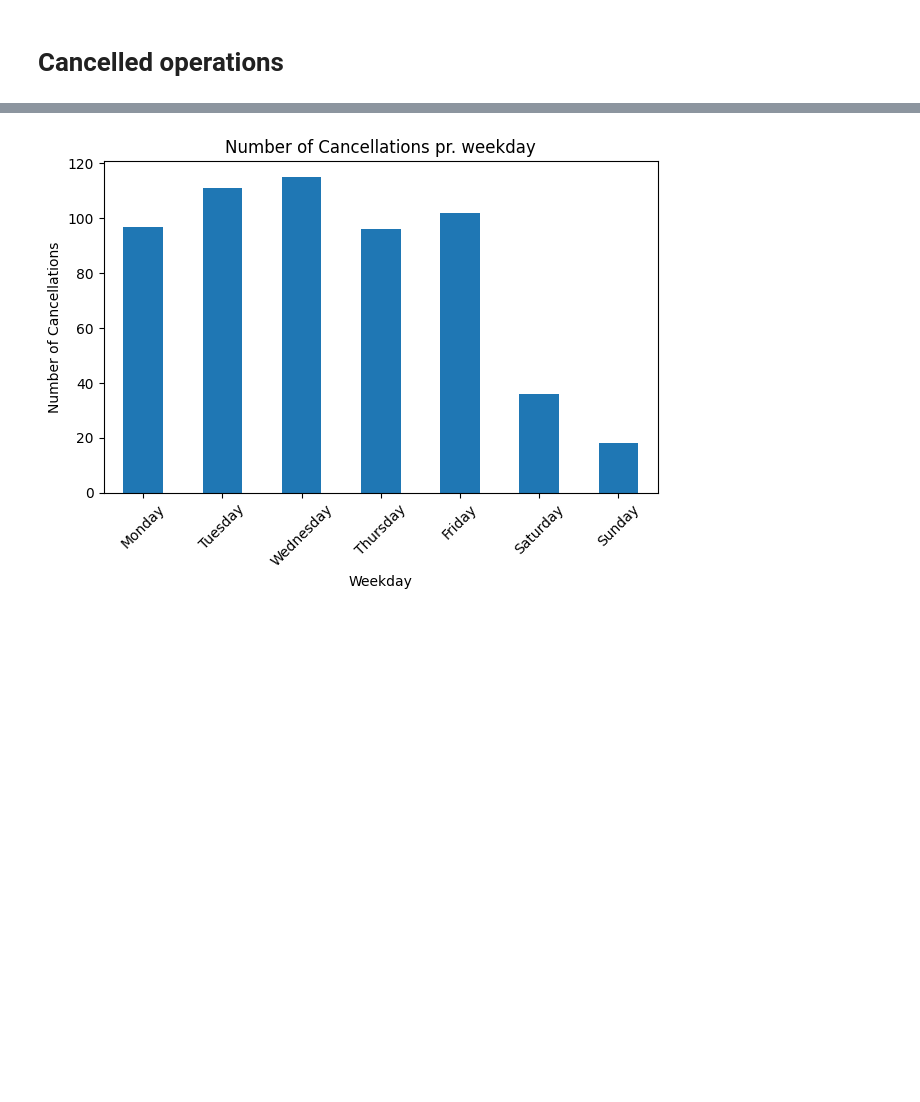
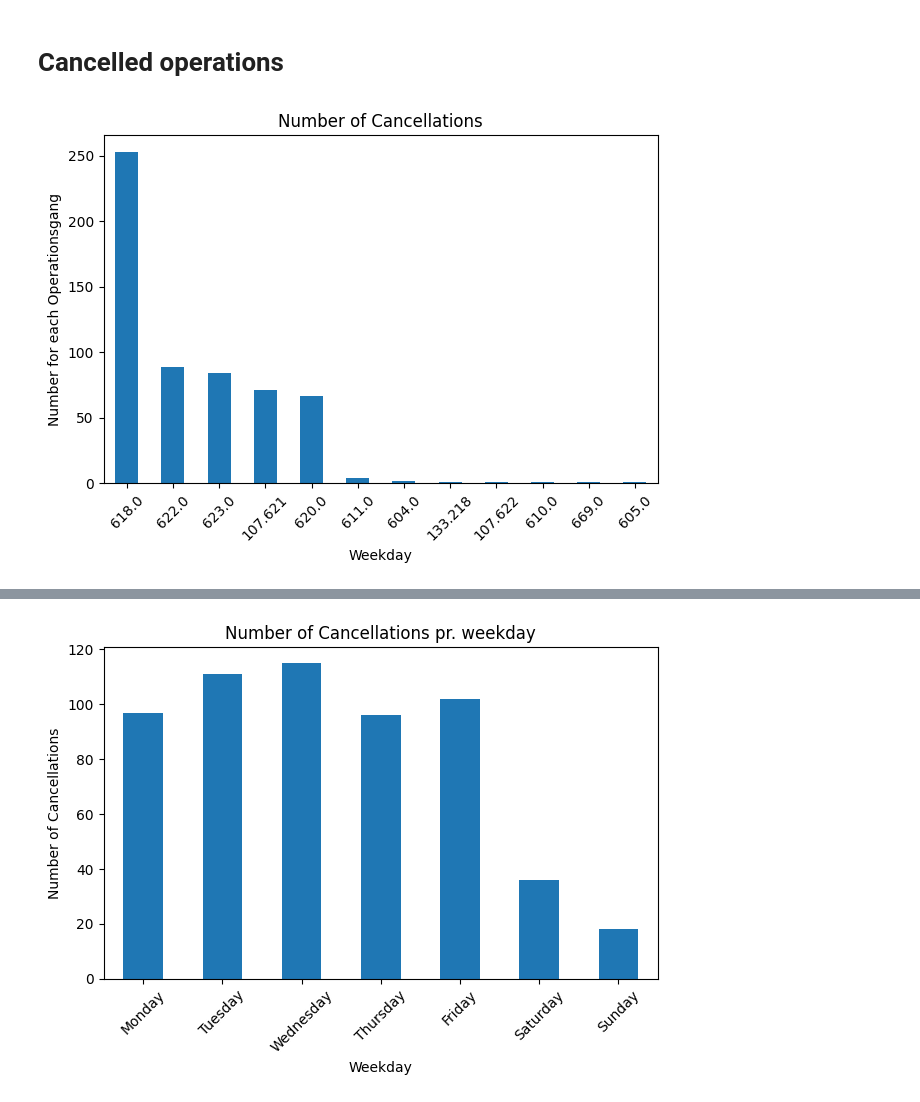
Before and after one commit to killermort9/AnalyticsToAction_Grop12, a Jupyter notebook: Signe.ipynb, the cells around one changed output, grey strips where cells are left out. Saved outputs shown, nothing was run; the diff lists cells and outputs as text; code cells hidden in the pictures; blank space fills up the shorter version.

```diff
--- a/Signe.ipynb
+++ b/Signe.ipynb
@@ -268,3 +268,19 @@ df_cancelled['Ugedag'] = df_cancelled['Tid og dato'].dt.day_name()
 # 3. Sorter ugedage så de ikke står alfabetisk
 dage_orden = ['Monday', 'Tuesday', 'Wednesday', 'Thursday', 'Friday', 'Saturday', 'Sunday']
 df_cancelled['Ugedag'] = pd.Categorical(df_cancelled['Ugedag'], categories=dage_orden, ordered=True)
+# %%
+Operation_id_counts = (
+    df_cancelled['Operationsgang ID']
+    .value_counts()
+
+)
+Operation_id_counts.plot(kind='bar')
+
+plt.xlabel("Weekday")
+plt.ylabel("Number for each Operationsgang")
+plt.title("Number of Cancellations")
+plt.xticks(rotation=45)
+plt.tight_layout()
+plt.show()
+# %% [output]
+[figure, added]
```
Also changed, not shown: parts of 33 cells of this notebook.
